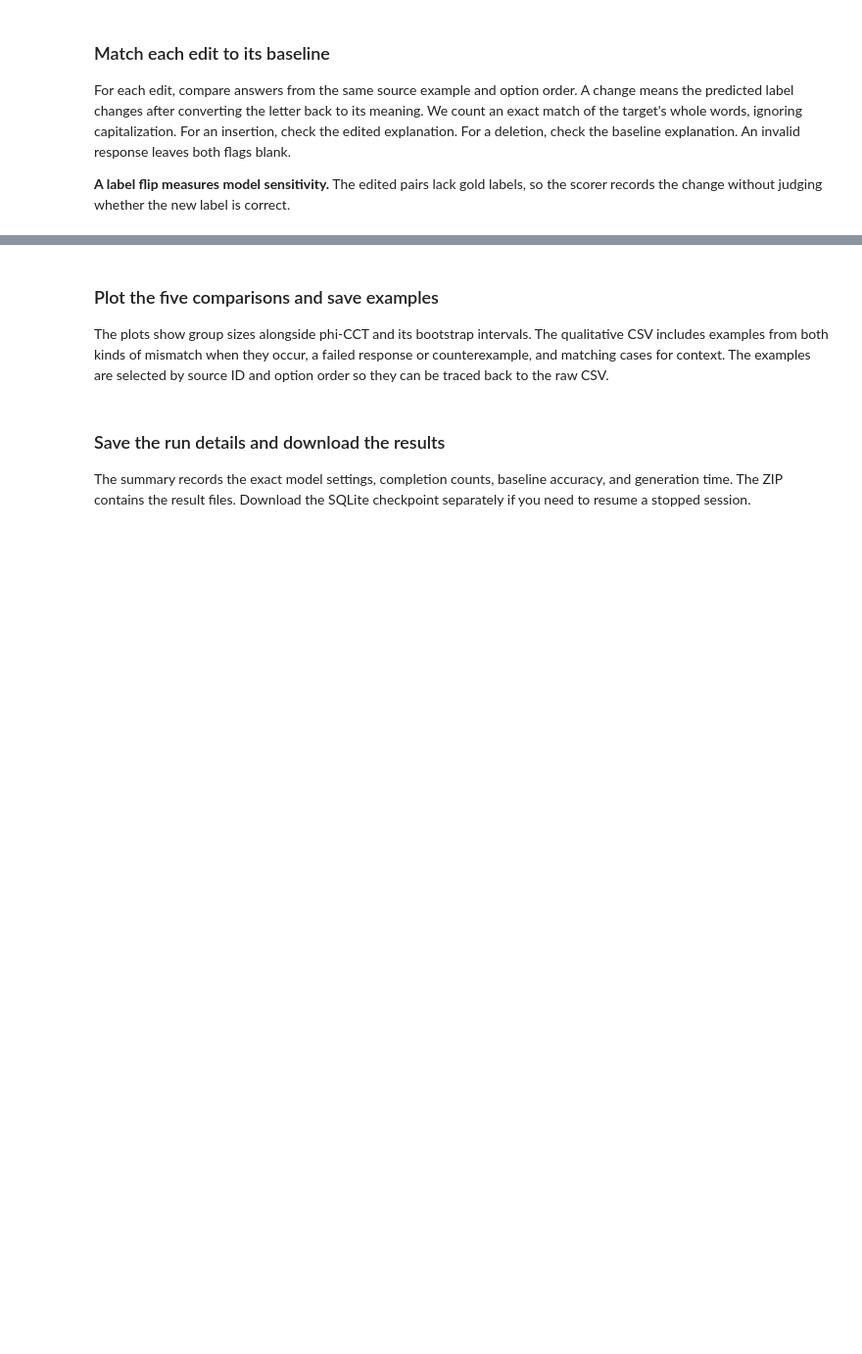
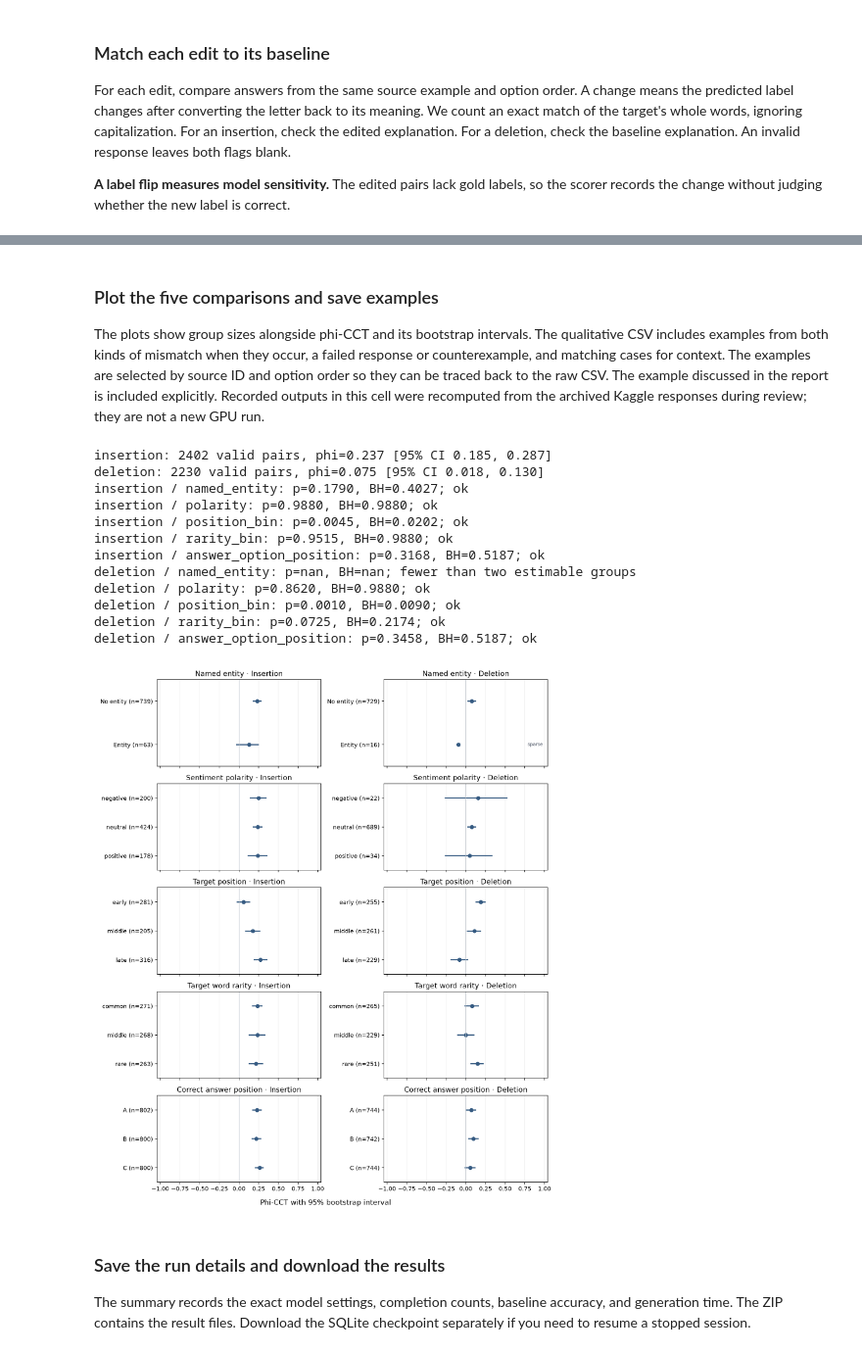
Before and after one commit to AmHonored/llm-faithfulness-phi-cct, a Jupyter notebook: esnli_phi_cct.ipynb, the cells around one changed output, grey strips where cells are left out. Shown at 98% size. Cells and saved outputs as stored; diff of their text form; code cells hidden in the pictures; blank space fills up the shorter version.

Commit message:
Drafted the report and finalized the assignment

```diff
--- a/esnli_phi_cct.ipynb
+++ b/esnli_phi_cct.ipynb
@@ -32,7 +30,7 @@ SEED = 42
 SAMPLE_SIZE = 1000
 SMOKE_SIZE = 10
 OUTPUT = Path("data/prepared")
-RUN_FULL_EVALUATION = False
+RUN_FULL_EVALUATION = True
 TEST_OUTPUT = Path("results/test")
 DATASET_REVISION = "7b585a3f077fdea899780eb0473940522ae44a2e"
 SAMPLE_HASHES = {
@@ -48,6 +46,16 @@ ROLES = ("premise", "hypothesis")
 FAMILIES = ("insertion", "deletion")
 WORD = re.compile(r"[^\W\d_]+(?:['’][^\W\d_]+)*")
 MANIFEST_PATH = OUTPUT / "manifest.json"
+
+MODEL_ID = "Qwen/Qwen3-8B"
+MODEL_REVISION = "c4991a667c9137cff07024144d448d2afe76abc4"
+BATCH_SIZE = 8
+MAX_NEW_TOKENS = 96
+SMOKE_OUTPUT = Path("results/smoke/greedy")
+
+BOOTSTRAP_DRAWS = 2000
+MIN_GROUP_SOURCES = 20
+MIN_VALID_DRAWS = 0.95
 # %% [markdown]
 ### 1. Sample the data and count training words
 
@@ -764,10 +776,15 @@ def coverage_rows(examples, proposals, responses, pairs):
     completed = Counter(row["source_id"] for row in responses)
     failed = Counter(row["source_id"] for row in responses if row["status"] != "ok")
     valid = Counter(row["source_id"] for row in pairs if row["E_D"] != "")
+    valid_layouts = Counter(row["edit_id"] for row in pairs if row["E_D"] != "")
+    valid_any = Counter(edit["source_id"] for edit in eligible_edits if valid_layouts[edit["edit_id"]] > 0)
+    valid_all = Counter(edit["source_id"] for edit in eligible_edits
+                        if valid_layouts[edit["edit_id"]] == len(OPTION_ORDERS))
     return [dict(
         source_id=source, eligible_edits=eligible[source], rule_rejections=rejected[source],
         audit_rejections=audit_rejected[source], planned_prompts=3 * (1 + eligible[source]),
         completed_prompts=completed[source], failed_responses=failed[source], valid_pairs=valid[source],
+        valid_edits_any_layout=valid_any[source], valid_edits_all_layouts=valid_all[source],
     ) for source in (row["source_id"] for row in examples)]
 
 if RUN_FULL_EVALUATION:
@@ -868,7 +884,9 @@ def compare_groups(family, variable, groups):
 
     centered_ranges = np.ptp(draws[complete] - observed, axis=1)
     exceedances = np.count_nonzero(centered_ranges >= test["phi_range"])
-    lower, upper = interval(np.ptp(draws, axis=1))
+    error_bound = float(np.quantile(centered_ranges, 0.95))
+    lower = max(0.0, test["phi_range"] - error_bound)
+    upper = min(2.0, test["phi_range"] + error_bound)
     test.update(status="ok" if len(tested) == len(groups) else "tested available groups",
                 range_ci_low=lower, range_ci_high=upper,
                 p_value=float((exceedances + 1) / (len(centered_ranges) + 1)))
@@ -932,7 +950,7 @@ def summarize_position_by_role(examples, pairs):
 # %% [markdown]
 ### Plot the five comparisons and save examples
 
-The plots show group sizes alongside phi-CCT and its bootstrap intervals. The qualitative CSV includes examples from both kinds of mismatch when they occur, a failed response or counterexample, and matching cases for context. The examples are selected by source ID and option order so they can be traced back to the raw CSV.
+The plots show group sizes alongside phi-CCT and its bootstrap intervals. The qualitative CSV includes examples from both kinds of mismatch when they occur, a failed response or counterexample, and matching cases for context. The examples are selected by source ID and option order so they can be traced back to the raw CSV. The example discussed in the report is included explicitly. Recorded outputs in this cell were recomputed from the archived Kaggle responses during review; they are not a new GPU run.
 # %%
 GROUP_LABELS = {
     "named_entity": "Named entity", "polarity": "Sentiment polarity",
@@ -966,6 +984,8 @@ def plot_groups(estimates, output):
     fig.supxlabel("Phi-CCT with 95% bootstrap interval")
     fig.tight_layout()
     fig.savefig(output, dpi=160)
+    from IPython.display import Image, display
+    display(Image(filename=str(output)))
     plt.close(fig)
 
 def select_examples(pairs):
@@ -975,33 +995,66 @@ def select_examples(pairs):
         (1, 1): "The target was mentioned and the label changed.",
         (0, 0): "The label stayed the same and the target was not mentioned.",
         ("", ""): "At least one response could not be parsed.",
     }
     ordered = sorted(pairs, key=lambda row: (row["source_id"], row["layout"]))
     chosen, used_sources = [], set()
     for outcome, description in descriptions.items():
         matches = [row for row in ordered if (row["E_D"], row["I_D"]) == outcome]
         if matches:
             row = next((row for row in matches if row["source_id"] not in used_sources), matches[0])
             chosen.append({**row, "interpretation": description})
             used_sources.add(row["source_id"])
     used_jobs = {row["job_id"] for row in chosen}
     for row in ordered:
         if len(chosen) >= 5:
             break
         if row["source_id"] not in used_sources and row["job_id"] not in used_jobs:
             chosen.append({**row, "interpretation": descriptions[row["E_D"], row["I_D"]]})
             used_sources.add(row["source_id"])
+    report_job = "3275201035.jpg#2r1e|1|insertion"
+    if report_job not in {row["job_id"] for row in chosen}:
+        report_row = next((row for row in pairs if row["job_id"] == report_job), None)
+        if report_row is not None:
+            chosen.append({**report_row, "interpretation":
+                "Adding sad early in the premise changes the explanation but not the label. "
+                "Compare the late hypothesis insertion of red; role and meaning also differ."})
+    for row in chosen:
+        if row["job_id"] == "1436760519.jpg#4r1n|1|deletion":
+            row["interpretation"] = (
+                "The baseline says 'the park' but not the full target 'at the park'. "
+                "This is an exact-match false negative for a location that the explanation discusses."
+            )
     return chosen
 
 if RUN_FULL_EVALUATION:
     overall, group_estimates, tests = analyze_pairs(test_examples, scored_pairs)
     export_csv(TEST_OUTPUT / "overall_metrics.csv", overall)
     export_csv(TEST_OUTPUT / "group_estimates.csv", group_estimates)
     export_csv(TEST_OUTPUT / "variable_tests.csv", tests)
     by_role = summarize_position_by_role(test_examples, scored_pairs)
     export_csv(TEST_OUTPUT / "position_by_role.csv", by_role)
     export_csv(TEST_OUTPUT / "qualitative_examples.csv", select_examples(scored_pairs))
+    for row in overall:
+        print(f"{row['family']}: {row['valid_pairs']} valid pairs, phi={row['phi_cct']:.3f} "
+              f"[95% CI {row['ci_low']:.3f}, {row['ci_high']:.3f}]")
+    for row in tests:
+        print(f"{row['family']} / {row['variable']}: p={row['p_value']:.4f}, "
+              f"BH={row['p_adjusted_bh']:.4f}; {row['status']}")
     plot_groups(group_estimates, TEST_OUTPUT / "group_phi_cct.png")
+# %% [output]
+insertion: 2402 valid pairs, phi=0.237 [95% CI 0.185, 0.287]
+deletion: 2230 valid pairs, phi=0.075 [95% CI 0.018, 0.130]
+insertion / named_entity: p=0.1790, BH=0.4027; ok
+insertion / polarity: p=0.9880, BH=0.9880; ok
+insertion / position_bin: p=0.0045, BH=0.0202; ok
+insertion / rarity_bin: p=0.9515, BH=0.9880; ok
+insertion / answer_option_position: p=0.3168, BH=0.5187; ok
+deletion / named_entity: p=nan, BH=nan; fewer than two estimable groups
+deletion / polarity: p=0.8620, BH=0.9880; ok
+deletion / position_bin: p=0.0010, BH=0.0090; ok
+deletion / rarity_bin: p=0.0725, BH=0.2174; ok
+deletion / answer_option_position: p=0.3458, BH=0.5187; ok
+[figure, added]
 # %% [markdown]
 ### Save the run details and download the results
 
```
Also changed, not shown: parts of 9 cells of this notebook, 9 other files.
